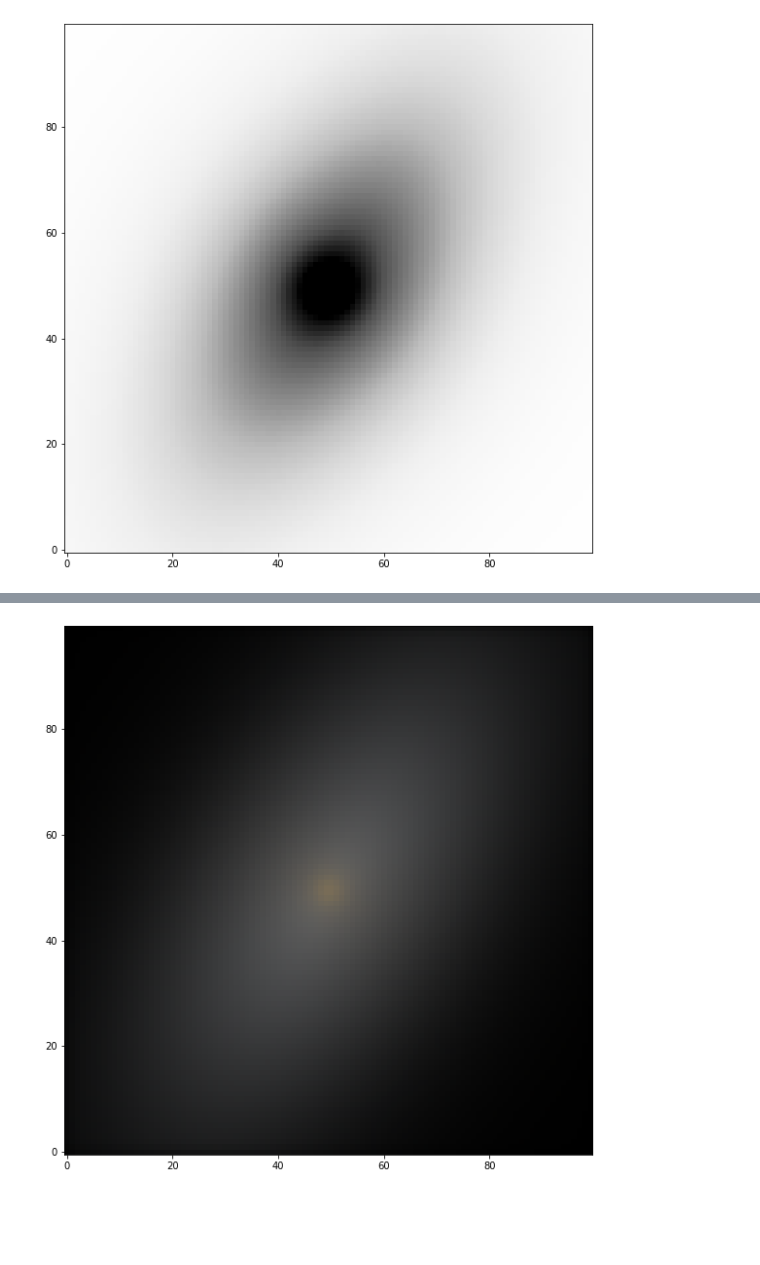
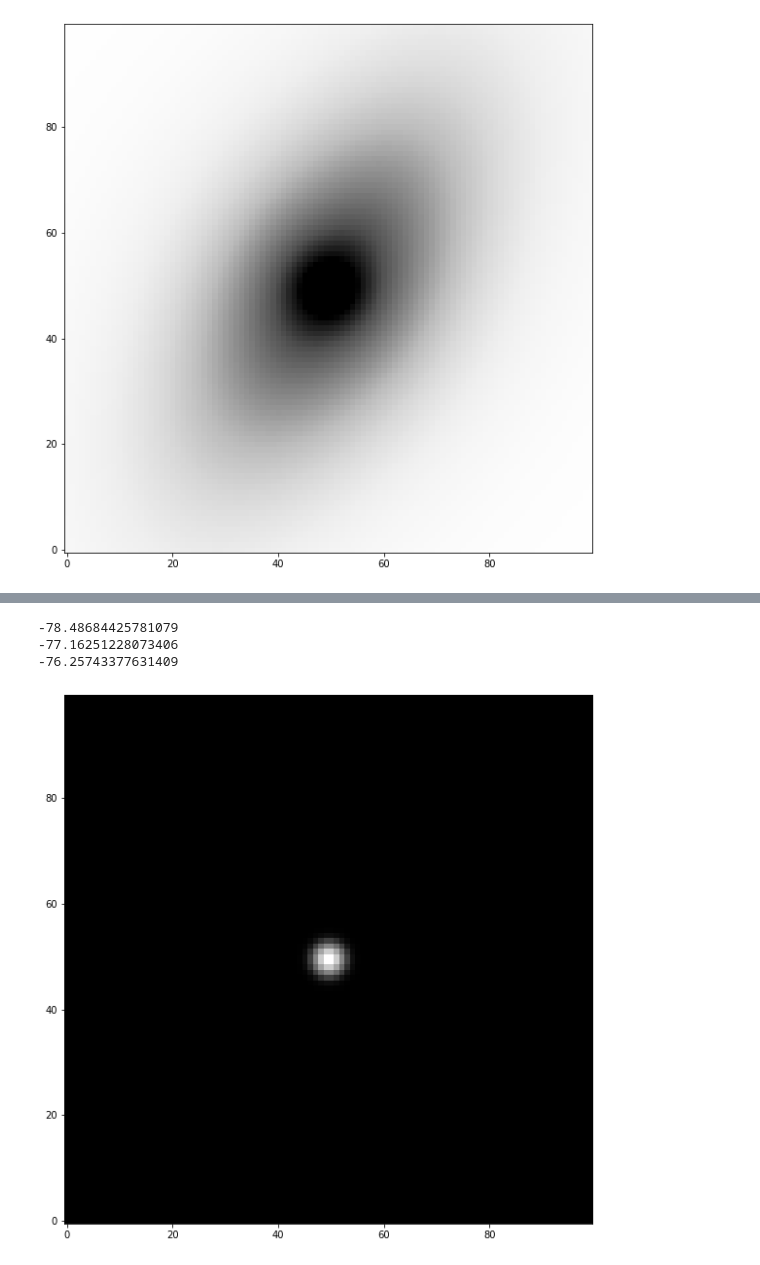
Before and after one commit to jyshangguan/MorphSED, a Jupyter notebook: examples/demo_generate_galaxy.ipynb, the cells around one changed output, grey strips where cells are left out. Drawn from its saved outputs; the diff is of its cells as text; code cells hidden in the pictures; blank space fills up the shorter version.

```diff
--- a/examples/demo_generate_galaxy.ipynb
+++ b/examples/demo_generate_galaxy.ipynb
@@ -14,6 +14,7 @@ from MorphSED.morphsed import Galaxy
 # %%
 # with a given stellar mass
 Mygalaxy = Galaxy(mass = 1e10)
+Myagn = AGN(logM_BH=7.5,logLedd=-0.5,astar=0.)
 # %% [markdown]
 ## define the strucute imformation of the two subcomponent
 # %%
@@ -61,19 +89,24 @@ plt.show()
 # %%
 psfFWHM=1.44
 kernel = Gaussian2DKernel(psfFWHM, x_size=15, y_size=15)
 kernel.normalize()
-image_u = Mygalaxy.generate_image('sloan_u',np.array(kernel))
-image_r = Mygalaxy.generate_image('sloan_r',np.array(kernel))
-image_z = Mygalaxy.generate_image('sloan_z',np.array(kernel))
+agnlocaltion = {'xcen':50.01, 'ycen':50.01,'fwhm':1.44, 'con':5.}
+kernel = np.array(kernel)
+image_u = Myagn.generate_image([100,100],'sloan_u',kernel,agnlocaltion, psftype='moffat')
+image_r = Myagn.generate_image([100,100],'sloan_r',kernel,agnlocaltion, psftype='moffat')
+image_z = Myagn.generate_image([100,100],'sloan_z',kernel,agnlocaltion, psftype='moffat')
 fac1 = 10000./np.sum(image_u)
 fac2 = 10000./np.sum(image_r)
 fac3 = 10000./np.sum(image_z)
 norm_u = image_u*fac1
 norm_r = image_r*fac2
 norm_z = image_z*fac3
 image = make_lupton_rgb(norm_z, norm_r, norm_u, Q=10)
 fig=plt.figure(figsize=(10,10))
 plt.imshow(image,origin='lower')
 plt.show()
 # %% [output]
+-78.48684425781079
+-77.16251228073406
+-76.25743377631409
-[figure, old version]
+[figure, new version]
```
Also changed, not shown: parts of 8 cells of this notebook, 3 other files.
